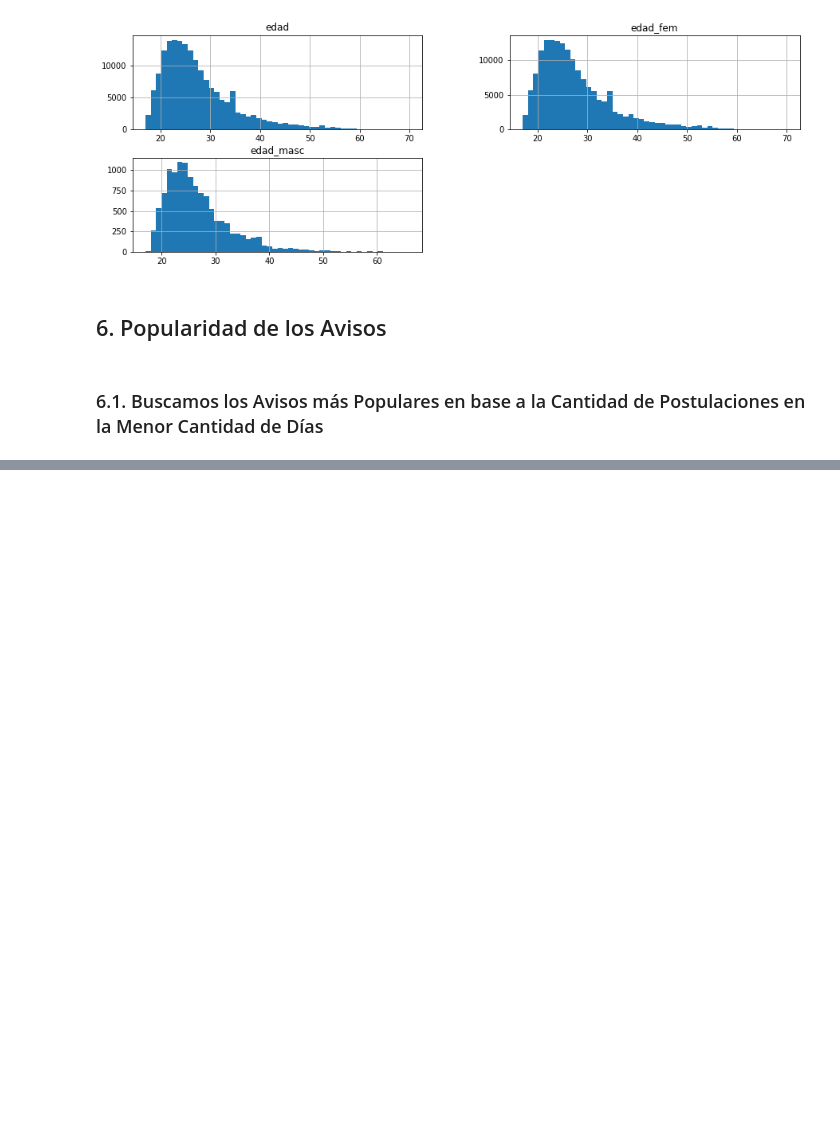
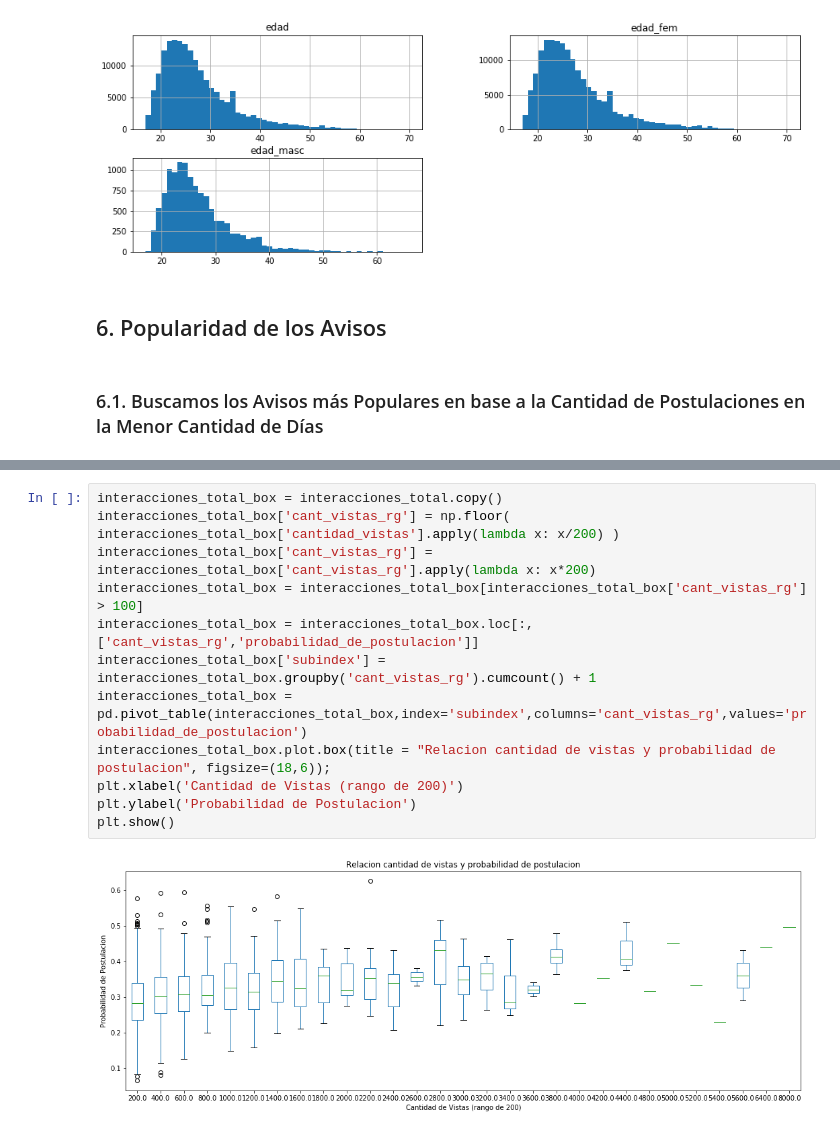
Before and after one commit to PRPablo/dataJobSearches, a Jupyter notebook: exploratoryAnalysis/exploratoryAnalysis.ipynb, the cells around one changed output, grey strips where cells are left out. Saved outputs shown, nothing was run; the diff lists cells and outputs as text; blank space fills up the shorter version.

```diff
--- a/exploratoryAnalysis/exploratoryAnalysis.ipynb
+++ b/exploratoryAnalysis/exploratoryAnalysis.ipynb
@@ -847,0 +826,14 @@ interacciones_total.head(20)
+# %%
+interacciones_total_box = interacciones_total.copy()
+interacciones_total_box['cant_vistas_rg'] = np.floor( interacciones_total_box['cantidad_vistas'].apply(lambda x: x/200) )
+interacciones_total_box['cant_vistas_rg'] = interacciones_total_box['cant_vistas_rg'].apply(lambda x: x*200)
+interacciones_total_box = interacciones_total_box[interacciones_total_box['cant_vistas_rg'] > 100]
+interacciones_total_box = interacciones_total_box.loc[:,['cant_vistas_rg','probabilidad_de_postulacion']]
+interacciones_total_box['subindex'] = interacciones_total_box.groupby('cant_vistas_rg').cumcount() + 1
+interacciones_total_box = pd.pivot_table(interacciones_total_box,index='subindex',columns='cant_vistas_rg',values='probabilidad_de_postulacion')
+interacciones_total_box.plot.box(title = "Relacion cantidad de vistas y probabilidad de postulacion", figsize=(18,6));
+plt.xlabel('Cantidad de Vistas (rango de 200)')
+plt.ylabel('Probabilidad de Postulacion')
+plt.show()
+# %% [output]
+[figure, added]
```
Also changed, not shown: parts of 3 cells of this notebook, 1 other file.
